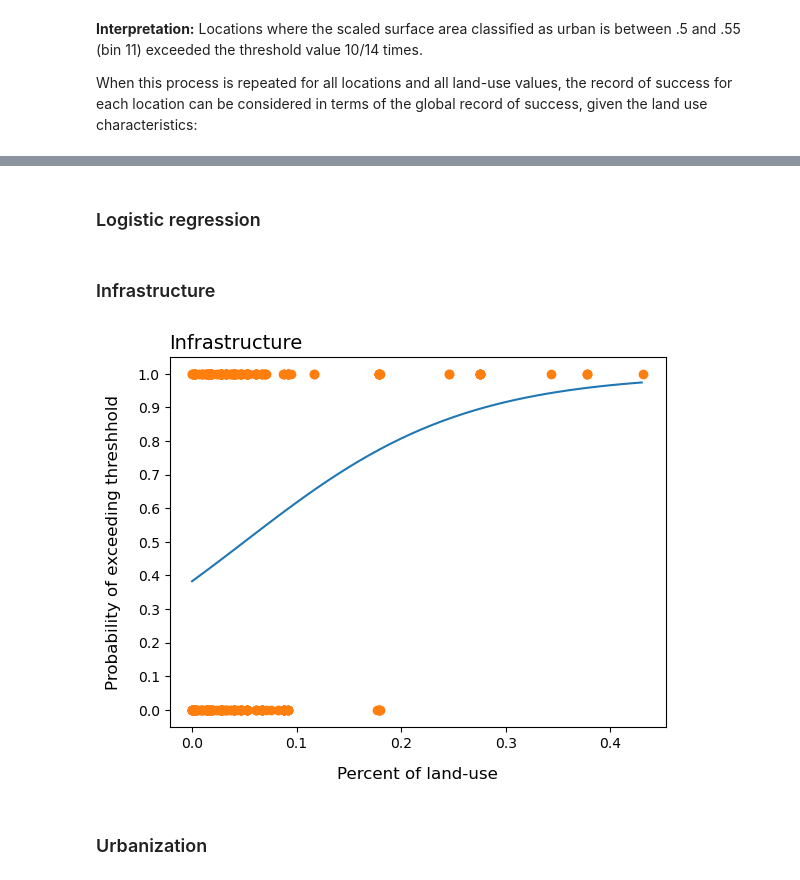
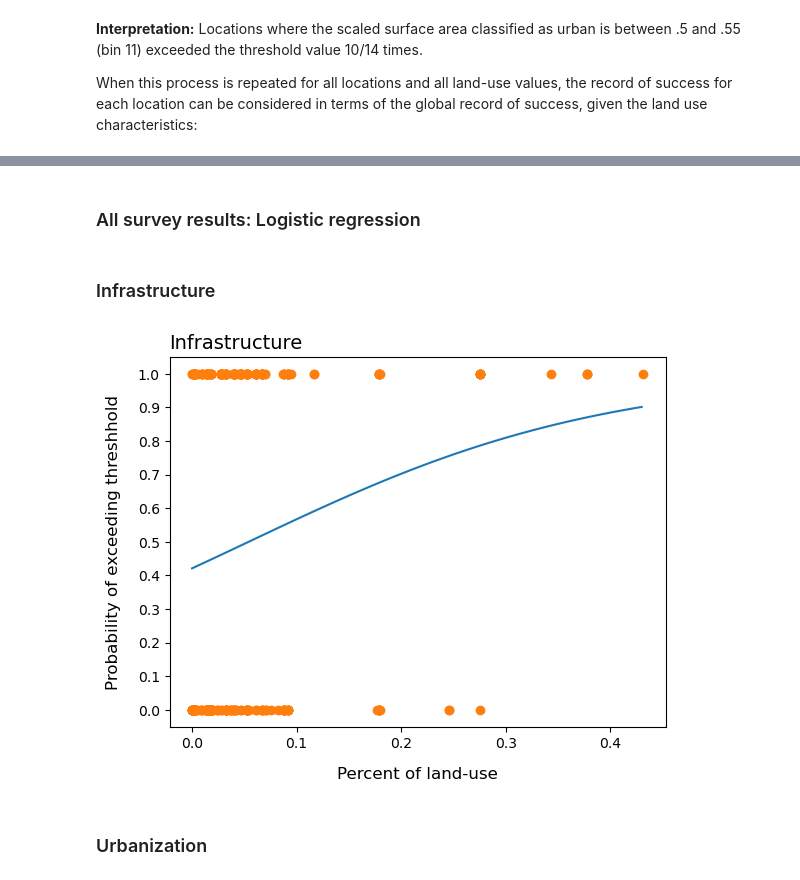
Before and after one commit to hammerdirt-analyst/landuse, a Jupyter notebook: _build/jupyter_execute/probability.ipynb, the cells around one changed output, grey strips where cells are left out. Drawn from its saved outputs; the diff is of its cells as text; code cells hidden in the pictures.

```diff
--- a/_build/jupyter_execute/probability.ipynb
+++ b/_build/jupyter_execute/probability.ipynb
@@ -760,44 +1425,44 @@ plt.show()
 # %% [markdown]
-### Logistic regression
+### All survey results: Logistic regression
 # %% [markdown]
 ### Infrastructure
 # %%
 import statsmodels.formula.api as smf
 from scipy.special import expit
-
+aglu = lusek_copy.copy()
 log_of = to_test[["location", "k"]].copy()
 log_of["failed"] = log_of.k.astype(int)
 log_of = log_of[["location", "failed"]]
 ict = aglu[aglu.use == "infrastructure"][["location", "scaled"]].set_index("location")
 ict = ict["scaled"]
 log_of["infrastructure"] = log_of.location.apply(lambda x: ict.loc[x])
 
 
 obj_min, obj_max = log_of.infrastructure.min(), log_of.infrastructure.max()
 
 formula = 'failed ~ infrastructure'
 results = smf.logit(formula, data=log_of).fit(disp=False)
 inter = results.params['Intercept']
 slope = results.params['infrastructure']
 xs = np.arange(obj_min, obj_max, step=.01)
 
 log_odds = inter + slope * xs
 odds = np.exp(log_odds)
 
 ps_x = expit(inter + slope * xs)
 
 fig, ax = plt.subplots()
 
 ax.plot(xs, ps_x)
 ax.plot(log_of["infrastructure"], log_of["failed"], 'o')
 ax.set_title("Infrastructure", fontsize=14, loc='left')
 
 ax.set_xlabel("Percent of land-use", fontsize=12,labelpad=12)
 ax.set_ylabel("Probability of exceeding threshhold", fontsize=12, labelpad=12)
 ax.yaxis.set_major_locator(ticker.MultipleLocator(.1))
 plt.show()
 # %% [output]
-[figure, old version]
+[figure, new version]
 # %% [markdown]
 ### Urbanization
 # %%
```
Also changed, not shown: parts of 46 cells of this notebook, 31 other files.
